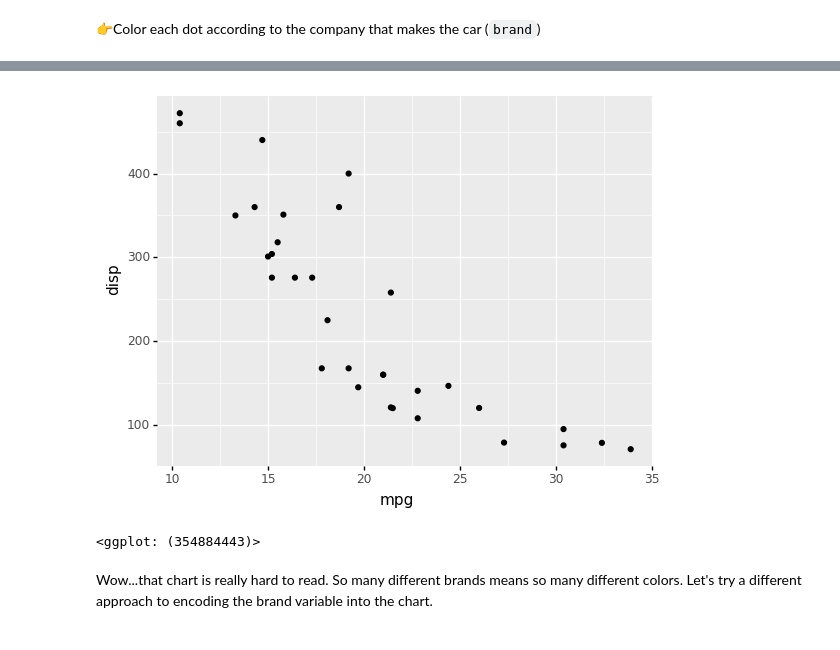
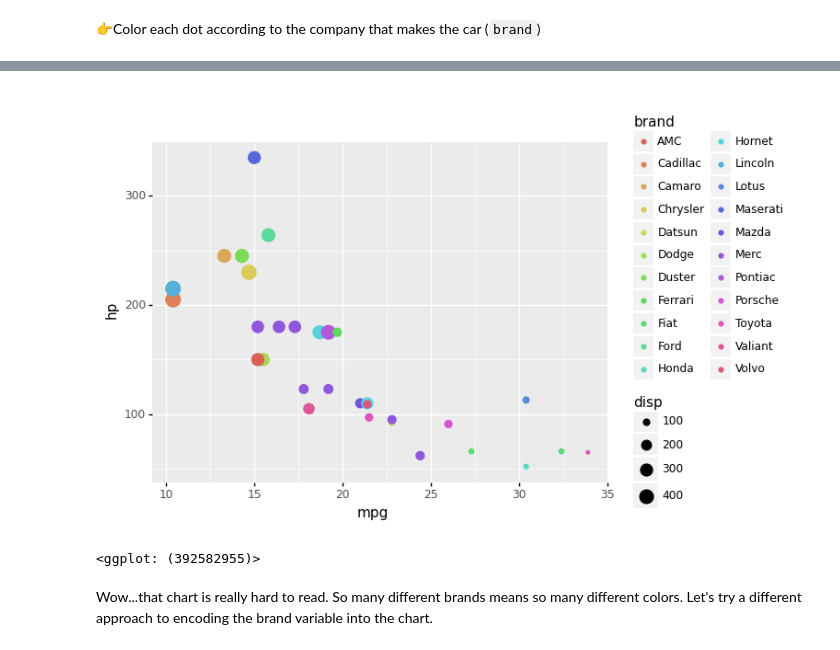
Before and after one commit to code4journalism/learning-plotnine-stephenanti, a Jupyter notebook: learn-plotnine.ipynb, the cells around one changed output, grey strips where cells are left out. Drawn from its saved outputs; the diff is of its cells as text; code cells hidden in the pictures.

```diff
--- a/learn-plotnine.ipynb
+++ b/learn-plotnine.ipynb
@@ -195,7 +233,7 @@ mtcars.head()
 # Insert python code below to add the 'brand' variable
 # (Want to skip this sidequest? click above for the answer and just paste the code here!)
 
-
+mtcars['brand'] = mtcars['name'].str.split(expand=True)[0]
 
 # Display mtcars
 mtcars.head()
@@ -211,12 +257,12 @@ mtcars.head()
 # %%
 (
     ggplot(mtcars,          # data
-        aes('mpg', 'disp')) # aesthetics
-        + geom_point()      # geometry
+        aes('mpg', 'hp')) # aesthetics
+        + geom_point(aes(color = 'brand', size = 'disp'))   # geometry
 )
 # %% [output]
-[figure, old version]
+[figure, new version]
-<ggplot: (354884443)>
+<ggplot: (392582955)>
 # %% [markdown]
 Wow...that chart is really hard to read. So many different brands means so many different colors. Let's try a different approach to encoding the brand variable into the chart.
 # %% [markdown]
```
Also changed, not shown: parts of 20 cells of this notebook.
